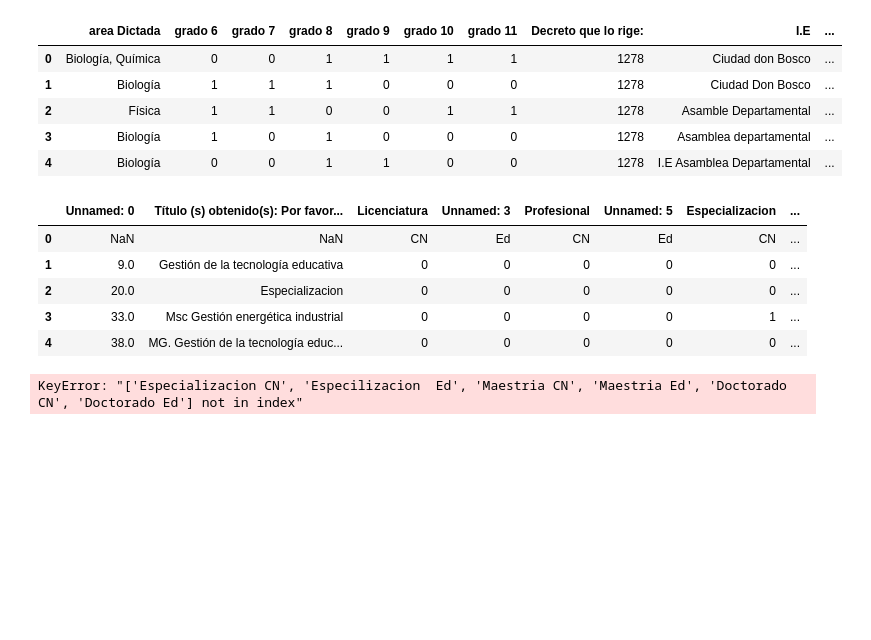
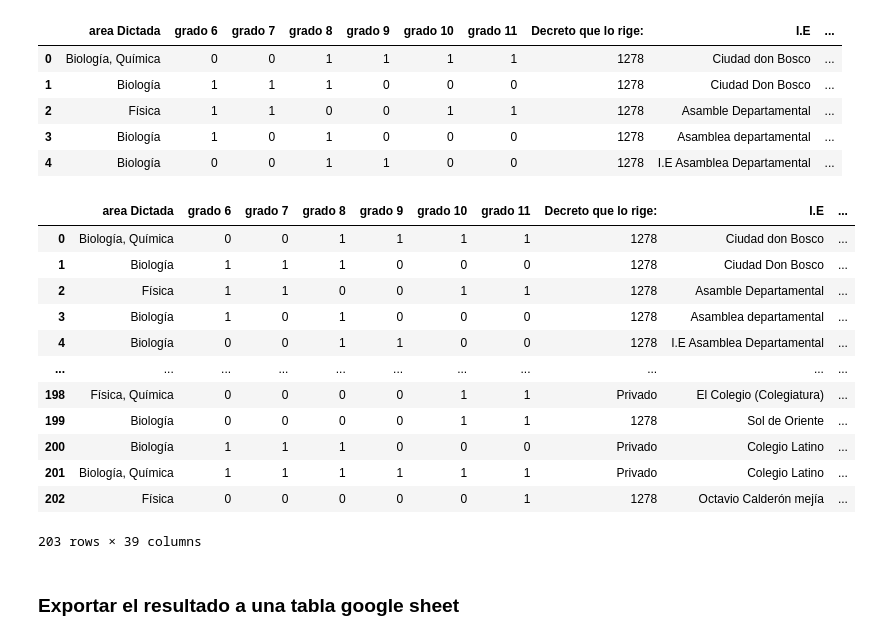
Before and after one commit to admaesmo/ScienceEducationAnalitics, a Jupyter notebook: science_teacher_education.ipynb, the cells around one changed output. Drawn from its saved outputs; the diff is of its cells as text; code cells hidden in the pictures; blank space fills up the shorter version.

Commit message:
Se une la base dato juan carlos con la  de carolina, se usa Titulo como llave foranea,, se eliminan espacios en blanco en base datos JC tambien se simplifican nombres de los encabezados

```diff
--- a/science_teacher_education.ipynb
+++ b/science_teacher_education.ipynb
@@ -118,2 +120,6 @@ for columna in columnas:
 # %%
 EncuestaMod1.rename(columns={'Título': 'Titulo'}, inplace=True)
+# %%
+Encuesta.rename(columns={'Título (s) obtenido(s): Por favor indique el nombre de cada título, separados por comas.': 'Titulo'}, inplace=True)
+# %%
+Encuesta.rename(columns={'Licenciatura\t': 'Licenciatura'}, inplace=True)
@@ -126,18 +141,15 @@ EncuestaMod1.head(5)
 | 2 | Física | 1 | 1 | 0 | 0 | 1 | 1 | 1278 | Asamble Departamental | ... |
 | 3 | Biología | 1 | 0 | 1 | 0 | 0 | 0 | 1278 | Asamblea departamental | ... |
 | 4 | Biología | 0 | 0 | 1 | 1 | 0 | 0 | 1278 | I.E Asamblea Departamental | ... |
-# %%
-Encuesta.head(5)
-# %% [output]
-|  | Unnamed: 0 | Título (s) obtenido(s): Por favor... | Licenciatura | Unnamed: 3 | Profesional | Unnamed: 5 | Especializacion | ... |
-| 0 | NaN | NaN | CN | Ed | CN | Ed | CN | ... |
-| 1 | 9.0 | Gestión de la tecnología educativa | 0 | 0 | 0 | 0 | 0 | ... |
-| 2 | 20.0 | Especializacion | 0 | 0 | 0 | 0 | 0 | ... |
-| 3 | 33.0 | Msc Gestión energética industrial | 0 | 0 | 0 | 0 | 1 | ... |
-| 4 | 38.0 | MG. Gestión de la tecnología educ... | 0 | 0 | 0 | 0 | 0 | ... |
+# %%
+# Elimina espacios en blanco en la columna 'titulo' de Encuesta
+Encuesta['Titulo'] = Encuesta['Titulo'].str.strip()
+
+# Elimina espacios en blanco en la columna 'titulo' de EncuestaMod1
+EncuestaMod1['Titulo'] = EncuestaMod1['Titulo'].str.strip()
 # %%
 # ahora iteremos sobre el dataframe EncuestaMod1 para usar titulo como llave foranea y recibir los datos
-titulos = ['Licenciatura', 'Profesional', 'Especializacion CN', 'Especilizacion  Ed','Maestria CN', 'Maestria Ed', 'Doctorado CN', 'Doctorado Ed']
+titulos = ['Licenciatura', 'Profesional', 'Especializacion CN', 'Especilizacion Ed','Maestria CN', 'Maestria Ed', 'Doctorado CN', 'Doctorado Ed']
 
 # Crea un diccionario para mapear los títulos
 mapeo_titulos = {Titulo: Titulo for Titulo in titulos}
@@ -150,6 +162,22 @@ for index, row in EncuestaMod1.iterrows():
   # Si se encuentra el título, actualiza las columnas en EncuestaMod1
   if len(titulo_encuesta) > 0:
     for Titulo in titulos:
-      EncuestaMod1.loc[index, mapeo_titulos[Titulo]] = Titulo_encuesta[0][titulos.index(Titulo)]
+      EncuestaMod1.loc[index, mapeo_titulos[Titulo]] = titulo_encuesta[0][titulos.index(Titulo)]
-# %% [output]
-KeyError: "['Especializacion CN', 'Especilizacion  Ed', 'Maestria CN', 'Maestria Ed', 'Doctorado CN', 'Doctorado Ed'] not in index"
+# %%
+EncuestaMod1
+# %% [output]
+|  | area Dictada | grado 6 | grado 7 | grado 8 | grado 9 | grado 10 | grado 11 | Decreto que lo rige: | I.E | ... |
+| 0 | Biología, Química | 0 | 0 | 1 | 1 | 1 | 1 | 1278 | Ciudad don Bosco | ... |
+| 1 | Biología | 1 | 1 | 1 | 0 | 0 | 0 | 1278 | Ciudad Don Bosco | ... |
+| 2 | Física | 1 | 1 | 0 | 0 | 1 | 1 | 1278 | Asamble Departamental | ... |
+| 3 | Biología | 1 | 0 | 1 | 0 | 0 | 0 | 1278 | Asamblea departamental | ... |
+| 4 | Biología | 0 | 0 | 1 | 1 | 0 | 0 | 1278 | I.E Asamblea Departamental | ... |
+| ... | ... | ... | ... | ... | ... | ... | ... | ... | ... | ... |
+| 198 | Física, Química | 0 | 0 | 0 | 0 | 1 | 1 | Privado | El Colegio (Colegiatura) | ... |
+| 199 | Biología | 0 | 0 | 0 | 0 | 1 | 1 | 1278 | Sol de Oriente | ... |
+| 200 | Biología | 1 | 1 | 1 | 0 | 0 | 0 | Privado | Colegio Latino | ... |
+| 201 | Biología, Química | 1 | 1 | 1 | 1 | 1 | 1 | Privado | Colegio Latino | ... |
+| 202 | Física | 0 | 0 | 0 | 0 | 0 | 1 | 1278 | Octavio Calderón mejía | ... |
+203 rows × 39 columns
+# %% [markdown]
+### Exportar el resultado a una tabla google sheet
```
Also changed, not shown: parts of 5 cells of this notebook.
